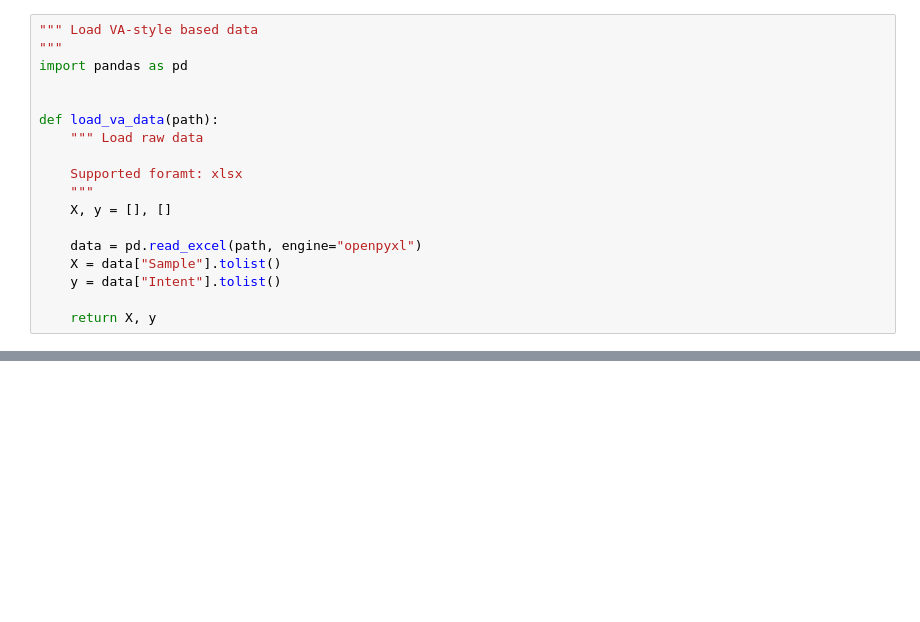
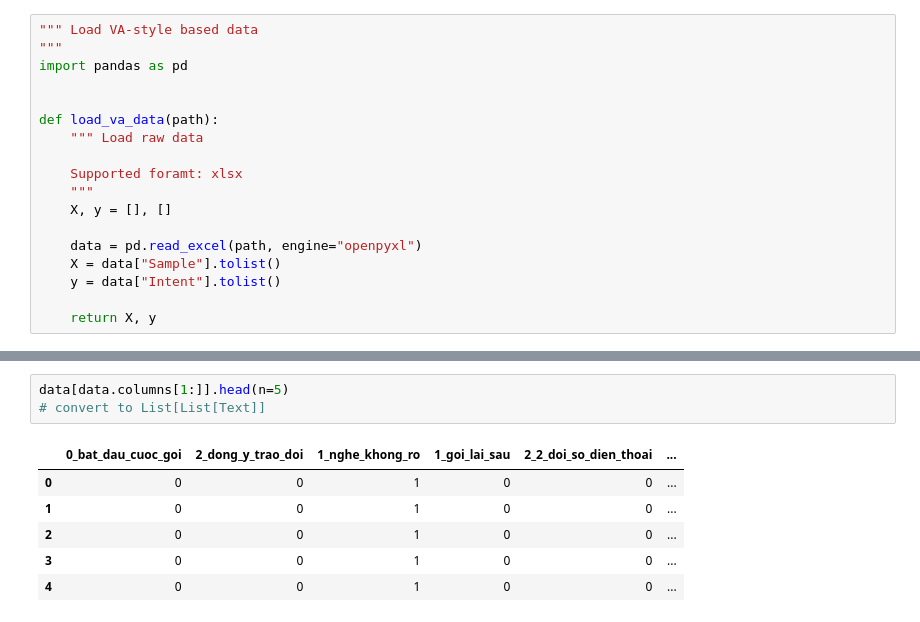
Before and after one commit to hosjiu1702/Intent-Detection, a Jupyter notebook: va/notebooks/utils/load_data.ipynb, the cells around one changed output, grey strips where cells are left out. Drawn from its saved outputs; the diff is of its cells as text; blank space fills up the shorter version.

```diff
--- a/va/notebooks/utils/load_data.ipynb
+++ b/va/notebooks/utils/load_data.ipynb
@@ -70,0 +120,10 @@ X, y = load_va_data(PATH)
+# %%
+data[data.columns[1:]].head(n=5)
+# convert to List[List[Text]]
+# %% [output]
+|  | 0_bat_dau_cuoc_goi | 2_dong_y_trao_doi | 1_nghe_khong_ro | 1_goi_lai_sau | 2_2_doi_so_dien_thoai | ... |
+| 0 | 0 | 0 | 1 | 0 | 0 | ... |
+| 1 | 0 | 0 | 1 | 0 | 0 | ... |
+| 2 | 0 | 0 | 1 | 0 | 0 | ... |
+| 3 | 0 | 0 | 1 | 0 | 0 | ... |
+| 4 | 0 | 0 | 1 | 0 | 0 | ... |
```
Also changed, not shown: parts of 7 cells of this notebook, 7 other files.
